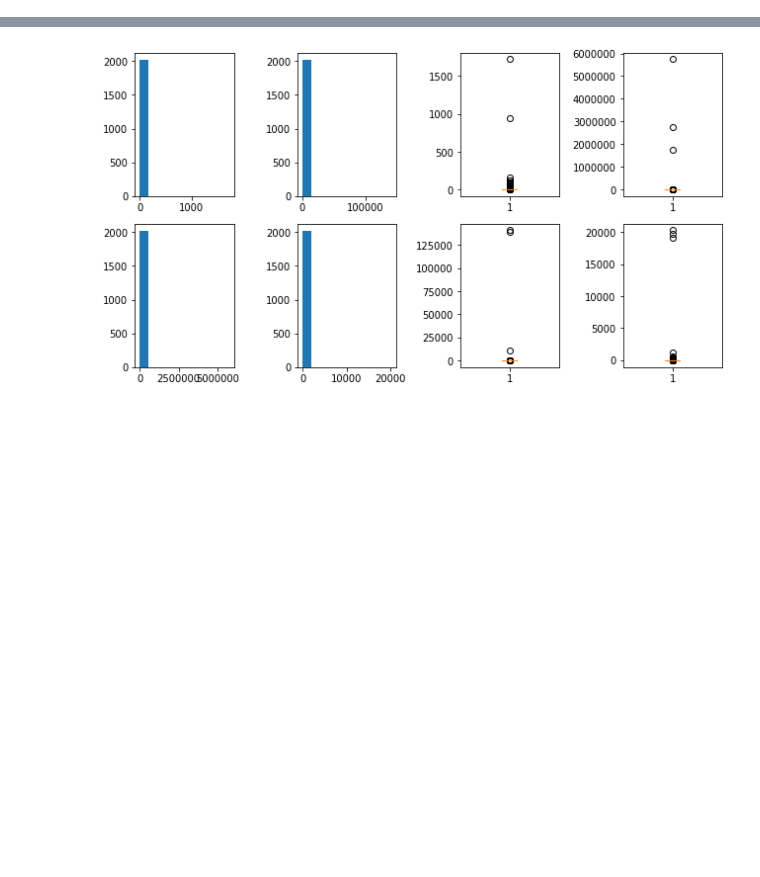
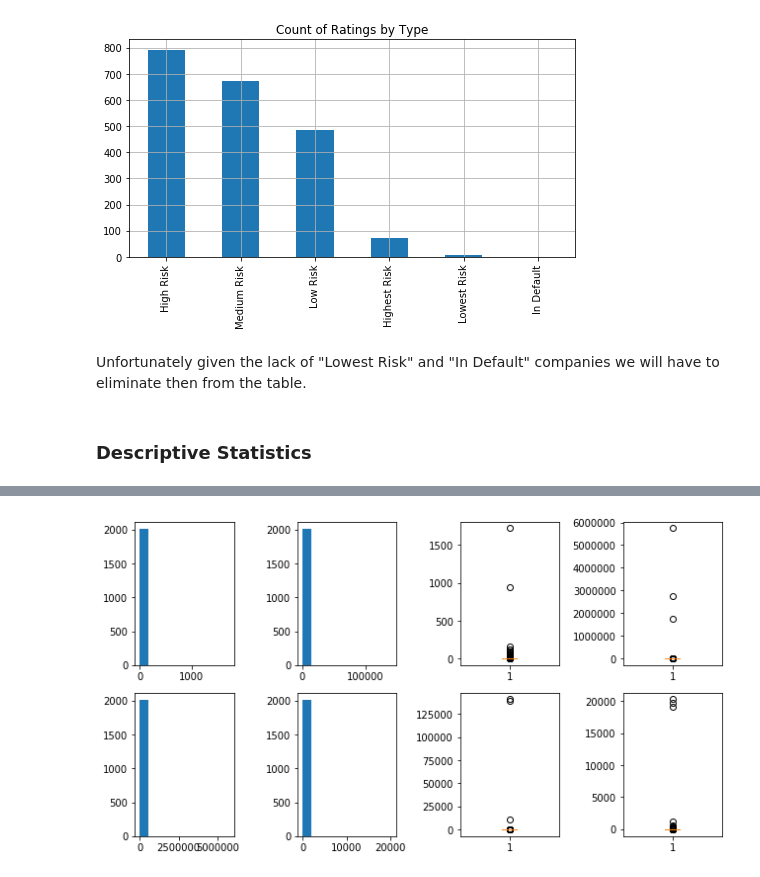
Before and after one commit to Agewerc/ML-Finance, a Jupyter notebook: corporateCreditRatingPrediction.ipynb, the cells around one changed output, grey strips where cells are left out. Drawn from its saved outputs; the diff is of its cells as text; code cells hidden in the pictures; blank space fills up the shorter version.

```diff
--- a/corporateCreditRatingPrediction.ipynb
+++ b/corporateCreditRatingPrediction.ipynb
@@ -86,0 +125,22 @@ dtype: float64
+# %%
+rating_dict = {'AAA':'Lowest Risk',
+               'AA':'Low Risk',
+               'A':'Low Risk',
+               'BBB':'Medium Risk',
+               'BB':'High Risk',
+               'B':'High Risk',
+               'CCC':'Highest Risk',
+               'CC':'Highest Risk',
+               'C':'Highest Risk',
+               'D':'In Default'}
+
+df_rating.Rating = df_rating.Rating.map(rating_dict)
+# %%
+ax = df_rating['Rating'].value_counts().plot(kind='bar',
+                                             figsize=(8,4),
+                                             title="Count of Ratings by Type",
+                                             grid=True)
+# %% [output]
+[figure, added]
+# %% [markdown]
+Unfortunately given the lack of "Lowest Risk" and "In Default" companies we will have to eliminate then from the table.
@@ -86,0 +150,2 @@ dtype: float64
+# %% [markdown]
+### Descriptive Statistics
```
Also changed, not shown: parts of 36 cells of this notebook.
